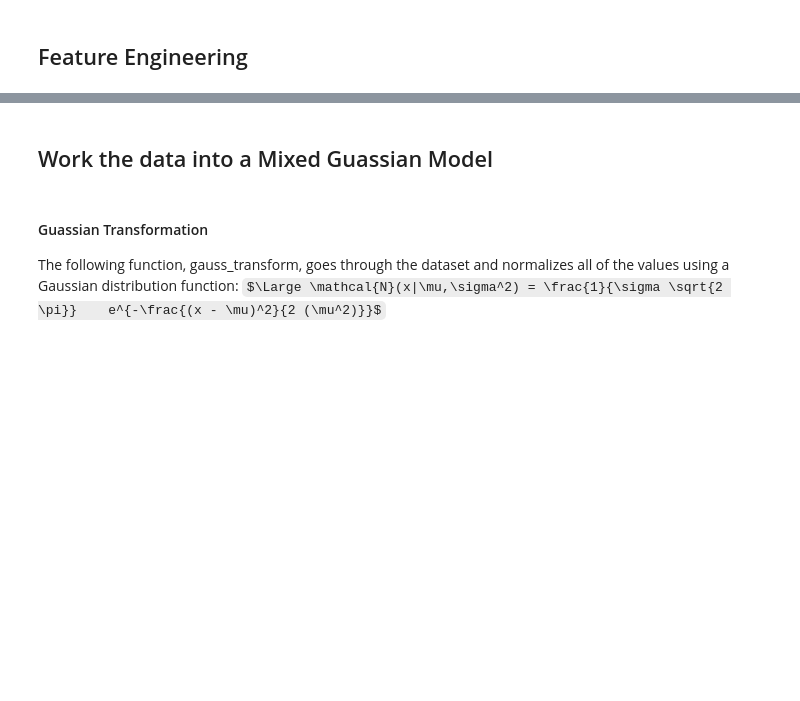
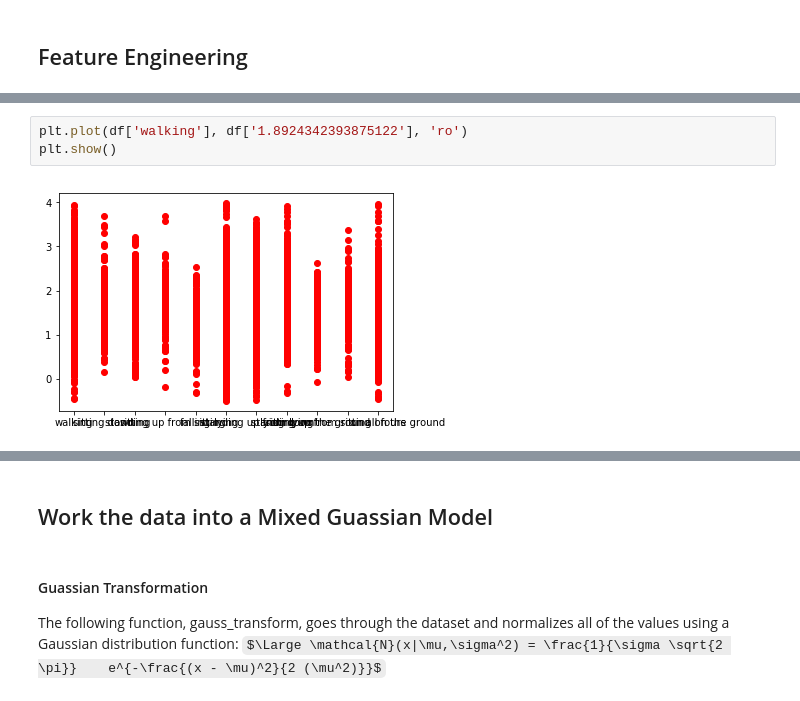
Before and after one commit to daltonhahn/eecs738-probably_interesting_data, a Jupyter notebook: notebooks/02-dahrla-prob-interesting-data-posture.ipynb, the cells around one changed output, grey strips where cells are left out. Drawn from its saved outputs; the diff is of its cells as text; some formulas as TeX source; blank space fills up the shorter version.

```diff
--- a/notebooks/02-dahrla-prob-interesting-data-posture.ipynb
+++ b/notebooks/02-dahrla-prob-interesting-data-posture.ipynb
@@ -64,0 +64,5 @@ Based on observation from distribution of songs over years, we plan to trim data
+# %%
+plt.plot(df['walking'], df['1.8924342393875122'], 'ro')
+plt.show()
+# %% [output]
+[figure, added]
```
Also changed, not shown: parts of 15 cells of this notebook.
